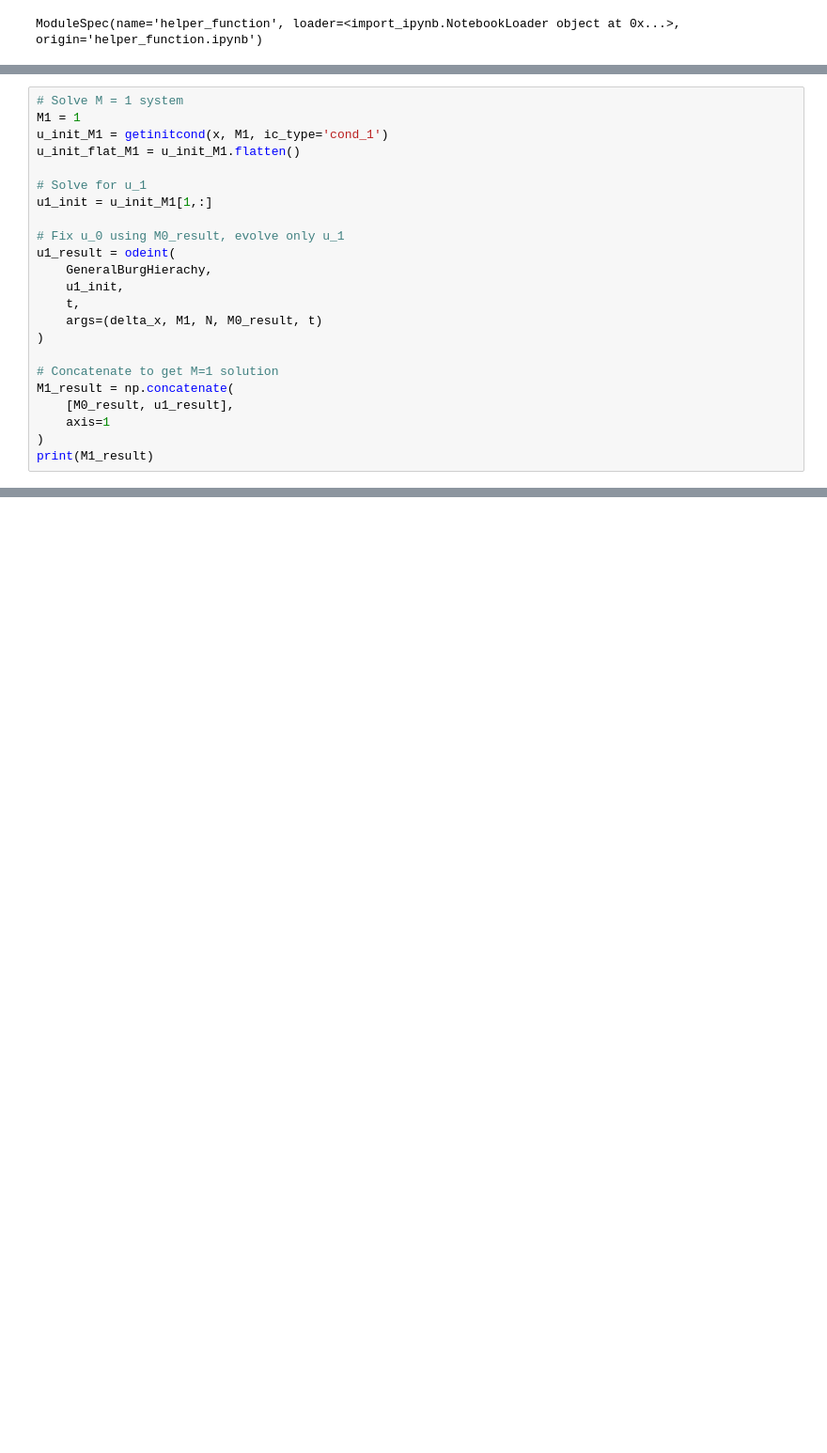
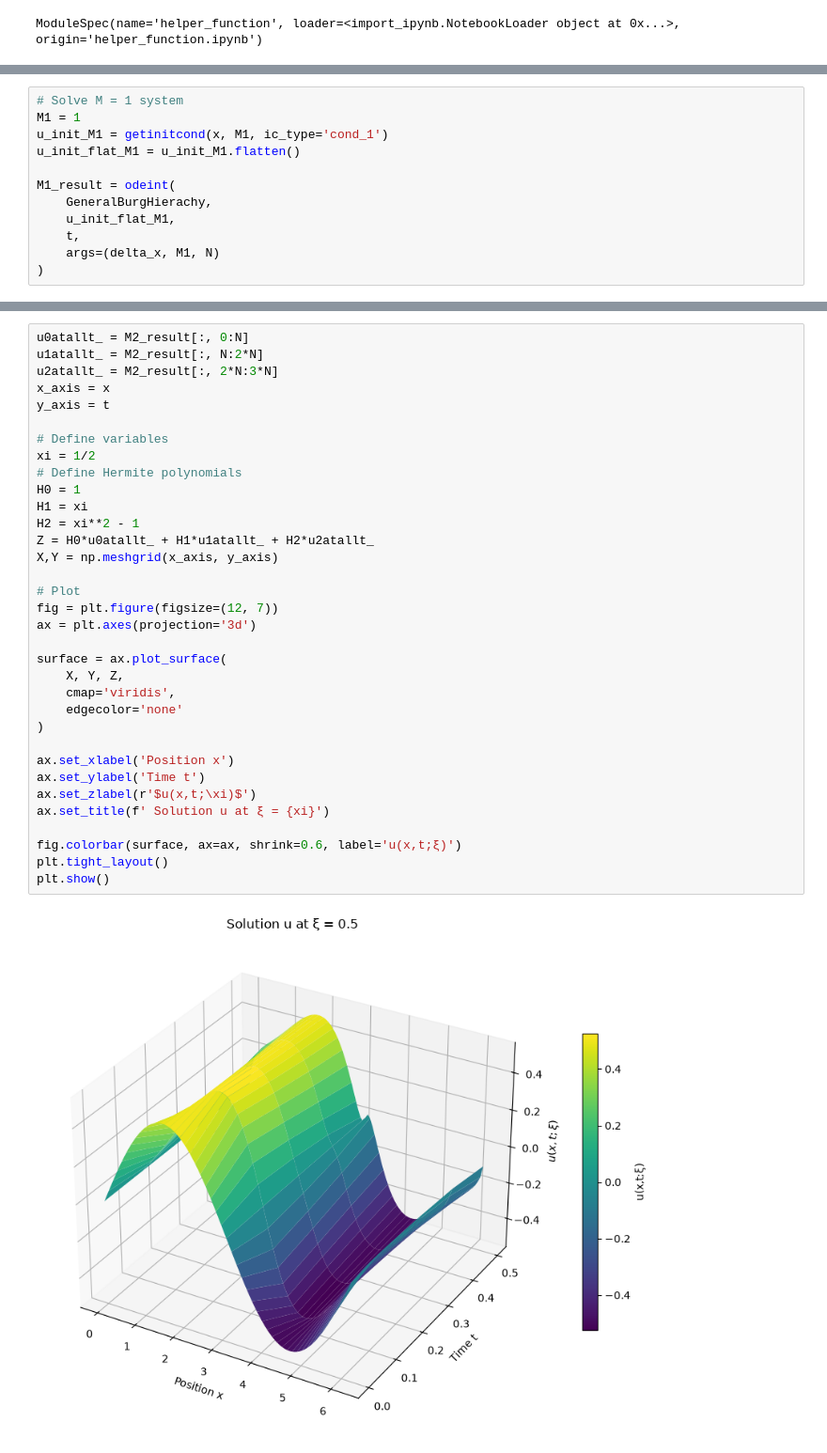
Before and after one commit to giangch0/stochastic_pde, a Jupyter notebook: main.ipynb, the cells around one changed output, grey strips where cells are left out. Shown at 94% size. Cells and saved outputs as stored; diff of their text form; blank space fills up the shorter version.

```diff
--- a/main.ipynb
+++ b/main.ipynb
@@ -49,20 +47,9 @@ M1 = 1
 u_init_M1 = getinitcond(x, M1, ic_type='cond_1')
 u_init_flat_M1 = u_init_M1.flatten()
 
-# Solve for u_1
-u1_init = u_init_M1[1,:]
-
-# Fix u_0 using M0_result, evolve only u_1
-u1_result = odeint(
+M1_result = odeint(
     GeneralBurgHierachy,
-    u1_init,
+    u_init_flat_M1,
     t,
-    args=(delta_x, M1, N, M0_result, t)
+    args=(delta_x, M1, N)
 )
-
-# Concatenate to get M=1 solution
-M1_result = np.concatenate(
-    [M0_result, u1_result],
-    axis=1
-)
-print(M1_result)
@@ -129,0 +98,36 @@ print(M2_result)
+# %%
+u0atallt_ = M2_result[:, 0:N]
+u1atallt_ = M2_result[:, N:2*N]
+u2atallt_ = M2_result[:, 2*N:3*N]
+x_axis = x
+y_axis = t
+
+# Define variables
+xi = 1/2
+# Define Hermite polynomials
+H0 = 1
+H1 = xi
+H2 = xi**2 - 1
+Z = H0*u0atallt_ + H1*u1atallt_ + H2*u2atallt_
+X,Y = np.meshgrid(x_axis, y_axis)
+
+# Plot
+fig = plt.figure(figsize=(12, 7))
+ax = plt.axes(projection='3d')
+
+surface = ax.plot_surface(
+    X, Y, Z,
+    cmap='viridis',
+    edgecolor='none'
+)
+
+ax.set_xlabel('Position x')
+ax.set_ylabel('Time t')
+ax.set_zlabel(r'$u(x,t;\xi)$')
+ax.set_title(f' Solution u at ξ = {xi}')
+
+fig.colorbar(surface, ax=ax, shrink=0.6, label='u(x,t;ξ)')
+plt.tight_layout()
+plt.show()
+# %% [output]
+[figure, added]
```
Also changed, not shown: parts of 5 cells of this notebook, 1 other file.
